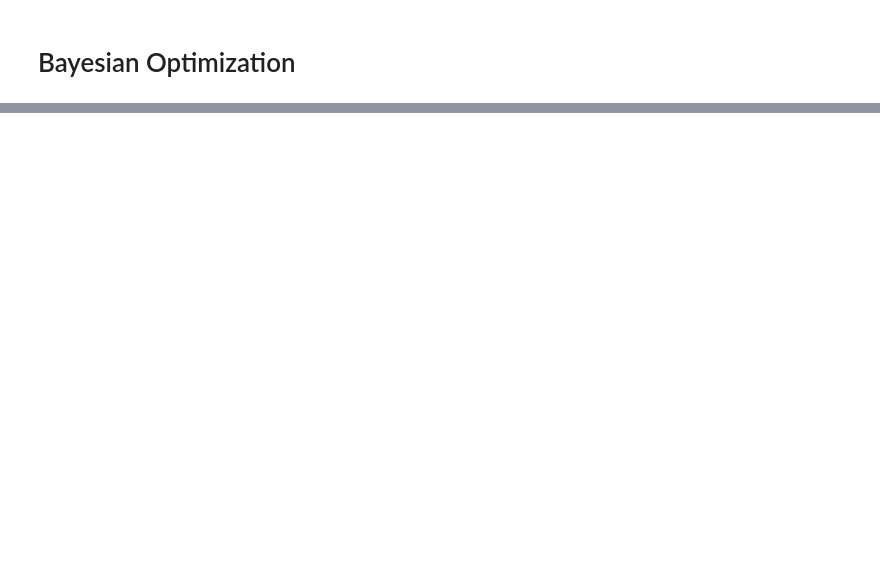
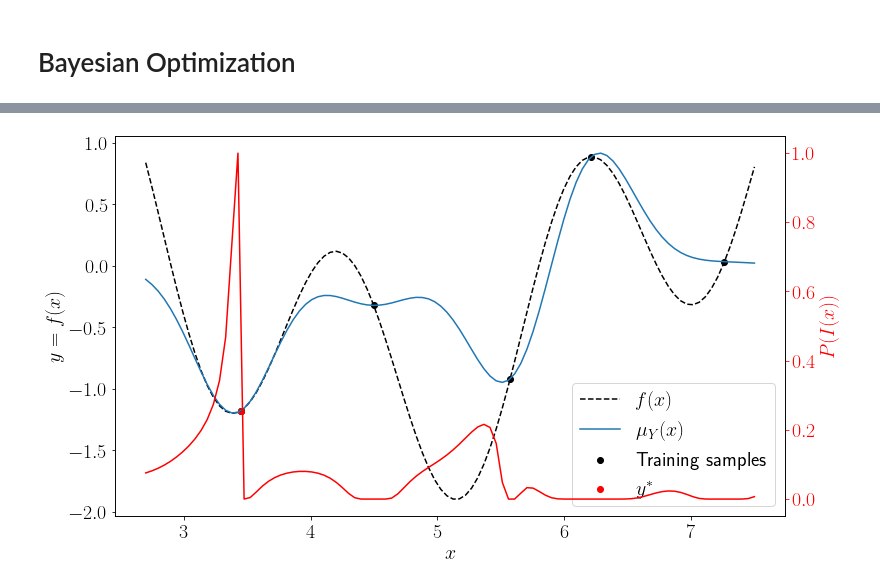
Before and after one commit to Probabilistic-ML/lecture-notes, a Jupyter notebook: ProbabilisticML/03_appl/01_BO.ipynb, the cells around one changed output, grey strips where cells are left out. Saved outputs shown, nothing was run; the diff lists cells and outputs as text; code cells hidden in the pictures; blank space fills up the shorter version.

```diff
--- a/ProbabilisticML/03_appl/01_BO.ipynb
+++ b/ProbabilisticML/03_appl/01_BO.ipynb
@@ -56,0 +170,22 @@ The first acquisition
+# %%
+star = np.argmin(y_train)
+x_star = x_train[star]
+y_star = y_train[star]
+y_pi = norm().cdf((y_star - y_pred_mu)/ y_pred_std)
+
+fig, ax = plt.subplots(figsize=(12, 7))
+
+ax.plot(x_grid, y_true, "--k", label="$f(x)$")
+ax.plot(x_grid, y_pred_mu, label="$\mu_Y(x)$")
+ax.scatter(x_train.ravel(), y_train.ravel(), label="Training samples", color="k")
+ax.scatter(x_star, y_star, label="$y^*$", color="r")
+ax2 = ax.twinx()
+ax2.plot(x_grid, y_pi, color="r")
+ax.set_xlabel("$x$")
+ax.set_ylabel("$y=f(x)$")
+ax2.set_ylabel("$P(I(x))$")
+ax2.yaxis.label.set_color("r")
+ax2.tick_params(axis='y', colors='red')
+_ = ax.legend()
+# %% [output]
+[figure, added]
```
Also changed, not shown: parts of 17 cells of this notebook.
